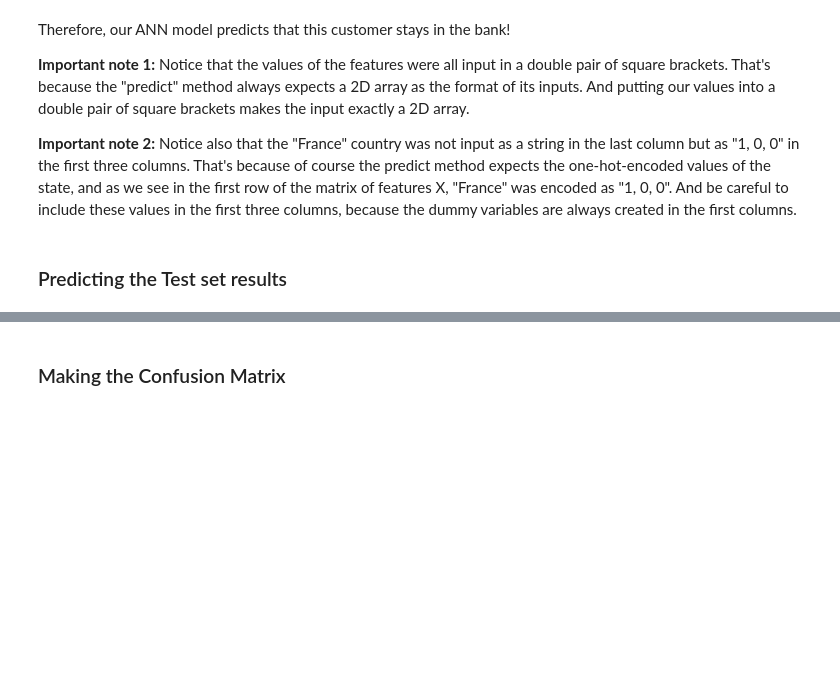
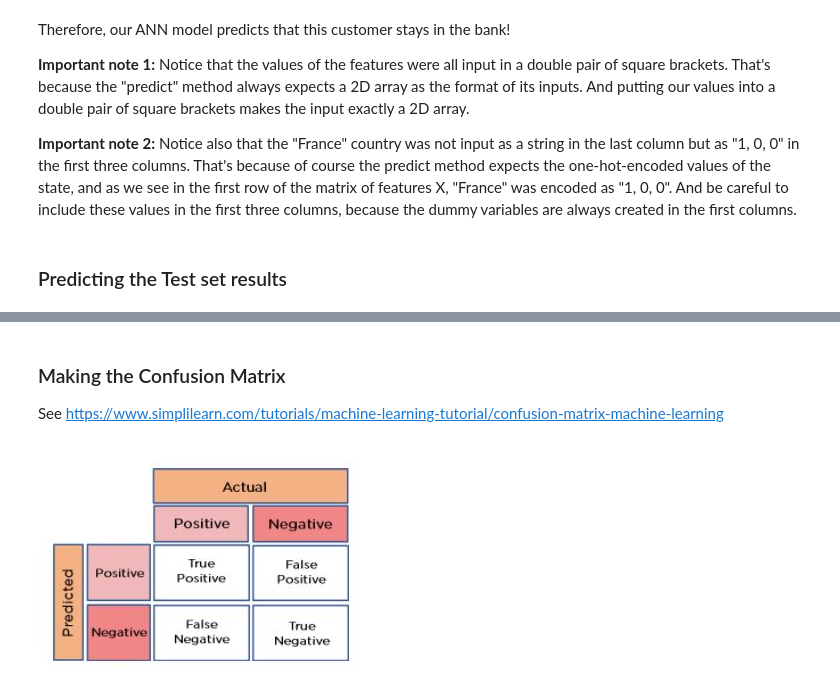
Before and after one commit to heiko-braun/Deep-Learning_AZ, a Jupyter notebook: notebooks/artificial_neural_network.ipynb, the cells around one changed output, grey strips where cells are left out. Cells and saved outputs as stored; diff of their text form; code cells hidden in the pictures; blank space fills up the shorter version.

Commit message:
verificaton with test dataset and validation with confusion matrix

```diff
--- a/notebooks/artificial_neural_network.ipynb
+++ b/notebooks/artificial_neural_network.ipynb
@@ -264,8 +265,15 @@ print(np.concatenate((y_pred.reshape(len(y_pred),1), y_test.reshape(len(y_test),
  [0 0]
  [0 0]
  [0 0]]
-# %% [markdown]
-### Making the Confusion Matrix
+# %% [markdown]
+### Making the Confusion Matrix
+
+See https://www.simplilearn.com/tutorials/machine-learning-tutorial/confusion-matrix-machine-learning
+# %%
+from IPython.display import Image
+Image("https://www.simplilearn.com/ice9/free_resources_article_thumb/confusion-matrix.JPG")
+# %% [output]
+[figure, added]
 # %%
 from sklearn.metrics import confusion_matrix, accuracy_score
 cm = confusion_matrix(y_test, y_pred)
```
Also changed, not shown: parts of 4 cells of this notebook, 1 other file.
